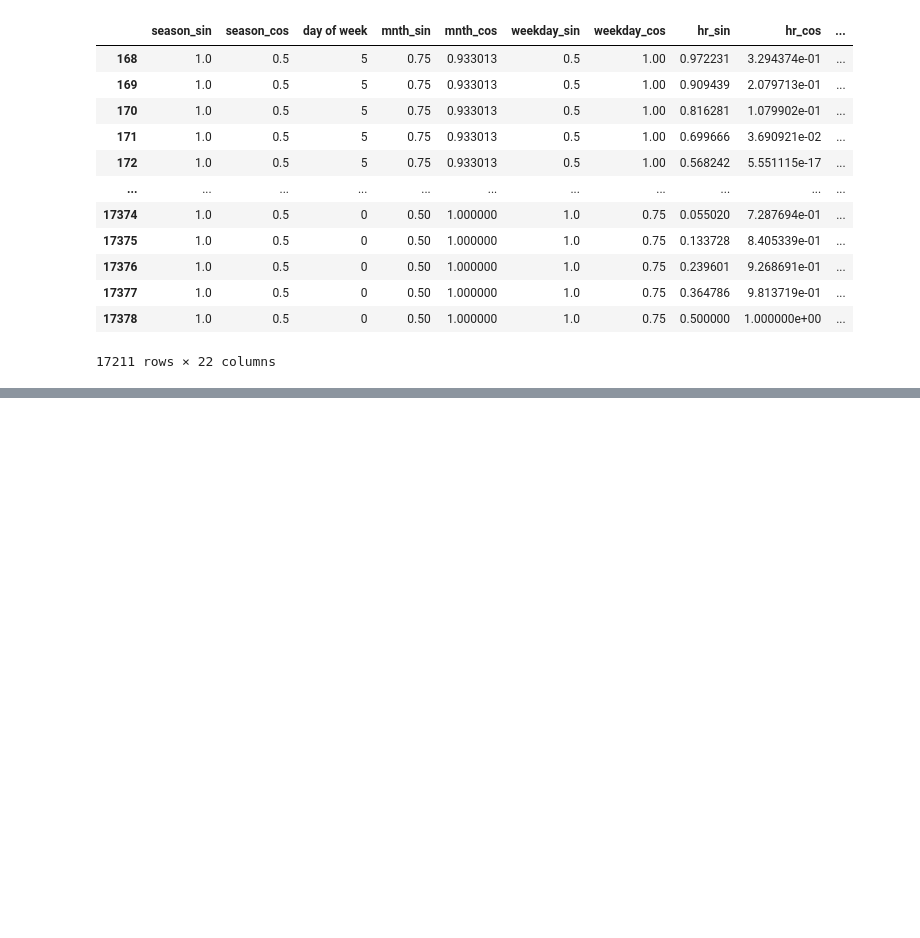
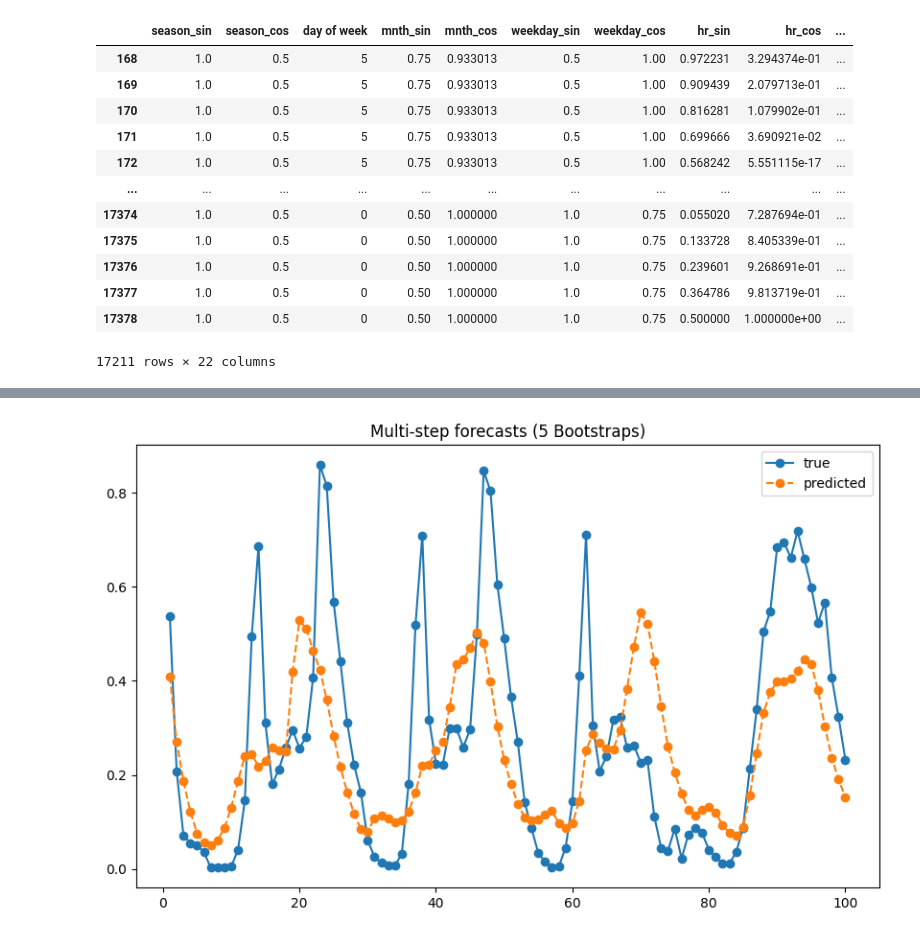
Before and after one commit to allisonaustin/multi-step-forecasting-rnn, a Jupyter notebook: MLProject.ipynb, the cells around one changed output, grey strips where cells are left out. Saved outputs shown, nothing was run; the diff lists cells and outputs as text; code cells hidden in the pictures; blank space fills up the shorter version.

```diff
--- a/MLProject.ipynb
+++ b/MLProject.ipynb
@@ -472,29 +647,13 @@ print(multi_step_forecasts)
 # %%
 import matplotlib.pyplot as plt
 
 # plotting true and predicted lines for each set of forecasts
-
-# one-step
-plt.figure(figsize=(10, 6))
-plt.plot(np.arange(1, 101), y_test[sequence_length - 1 :num_sequences + sequence_length - 1], label='true', marker='o', linestyle='-')
-plt.plot(np.arange(1, 101), one_step_forecasts, label='predicted', marker='o', linestyle='--')
-# calculating upper and lower bounds for prediction intervals
-# plt.fill_between(np.arange(1, 101),
-#                  one_step_forecasts - 1.96 * np.std(one_step_forecasts),
-#                  one_step_forecasts + 1.96 * np.std(one_step_forecasts),
-#                  alpha=0.3)
-plt.title('One-step forecasts')
-plt.legend()
-plt.show()
-
 # multi-step
 plt.figure(figsize=(10, 6))
 plt.plot(np.arange(1, 101), y_test[sequence_length - 1 :num_sequences + sequence_length - 1], label='true', marker='o', linestyle='-')
 plt.plot(np.arange(1, 101), multi_step_forecasts[:100], label='predicted', marker='o', linestyle='--')
-# plt.fill_between(np.arange(1, 101),
-#                  multi_step_forecasts[:100] - 1.96 * np.std(multi_step_forecasts[:100]),
-#                  multi_step_forecasts[:100] + 1.96 * np.std(multi_step_forecasts[:100]),
-#                  alpha=0.3)
-plt.title('Multi-step forecasts')
+plt.title('Multi-step forecasts (5 Bootstraps)')
 plt.legend()
 plt.show()
+# %% [output]
+[figure, added]
```
Also changed, not shown: parts of 33 cells of this notebook.
